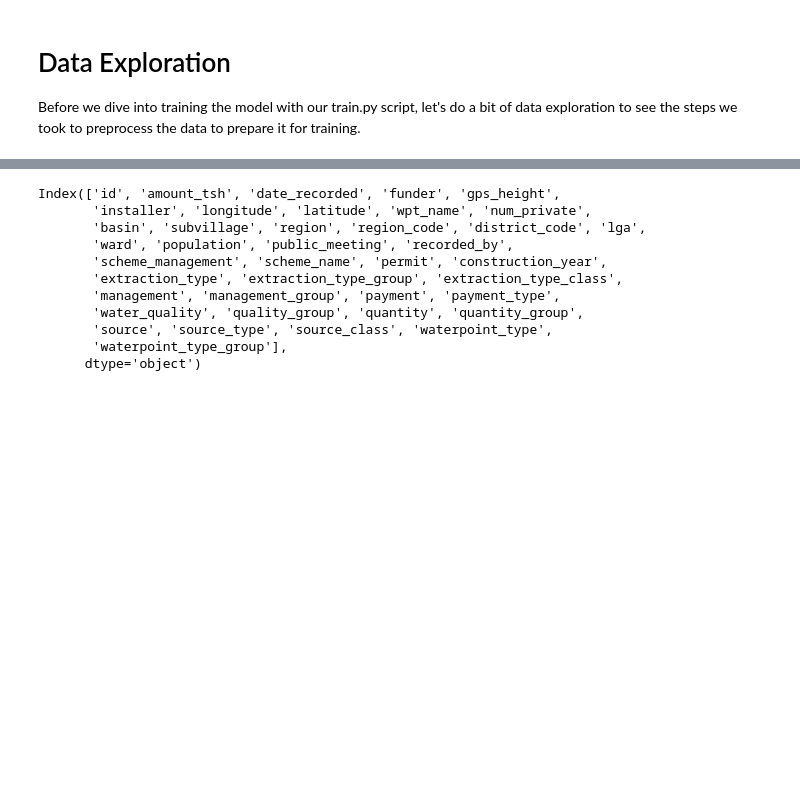
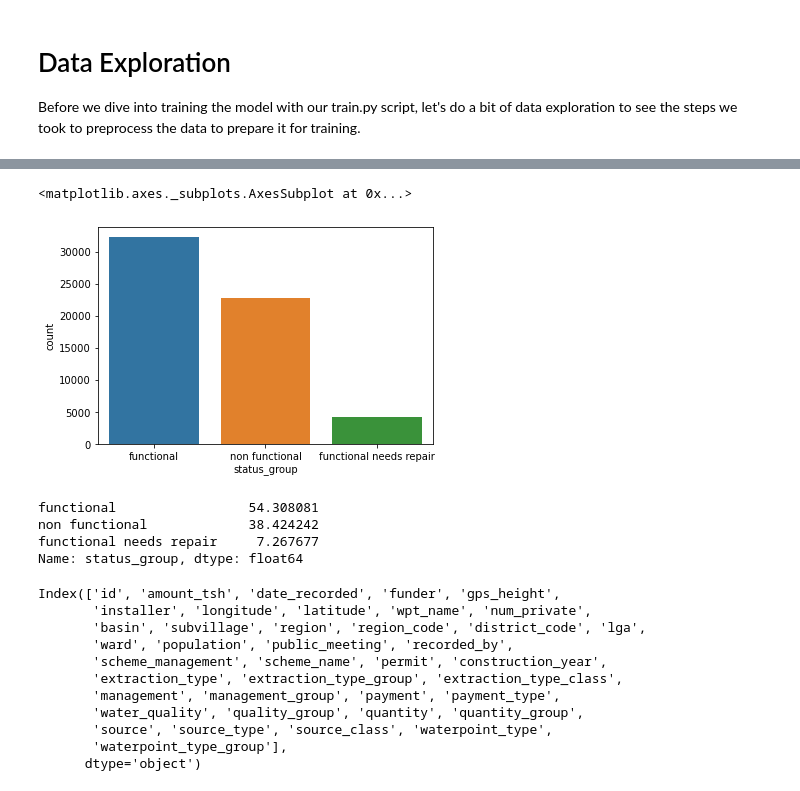
Before and after one commit to JayThibs/hyperdrive-vs-automl-plus-deployment, a Jupyter notebook: hyperparameter_tuning.ipynb, the cells around one changed output, grey strips where cells are left out. Cells and saved outputs as stored; diff of their text form; code cells hidden in the pictures; blank space fills up the shorter version.

```diff
--- a/hyperparameter_tuning.ipynb
+++ b/hyperparameter_tuning.ipynb
@@ -296,9 +319,17 @@ X.describe()
 # %%
 # Looking at the class distribution
-sns.countplot(y['status_group'])
+sns.countplot(y)
+# %% [output]
+<matplotlib.axes._subplots.AxesSubplot at 0x...>
+[figure, added]
 # %%
 # Percentage of each class
-y['status_group'].value_counts(normalize = True) * 100
+y.value_counts(normalize = True) * 100
+# %% [output]
+functional                 54.308081
+non functional             38.424242
+functional needs repair     7.267677
+Name: status_group, dtype: float64
 # %%
 X.columns
 # %% [output]
```
Also changed, not shown: parts of 19 cells of this notebook.
